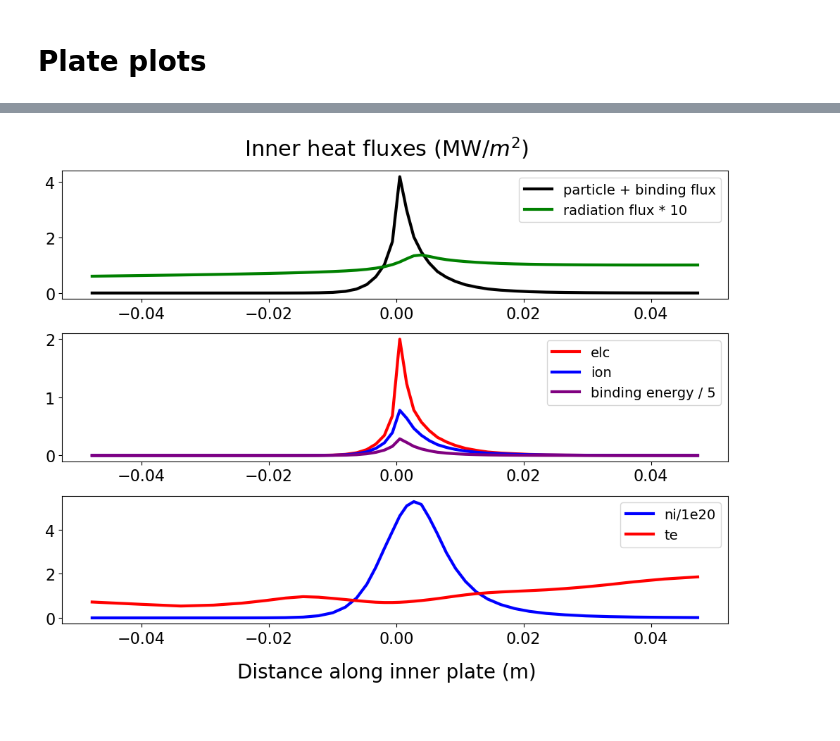
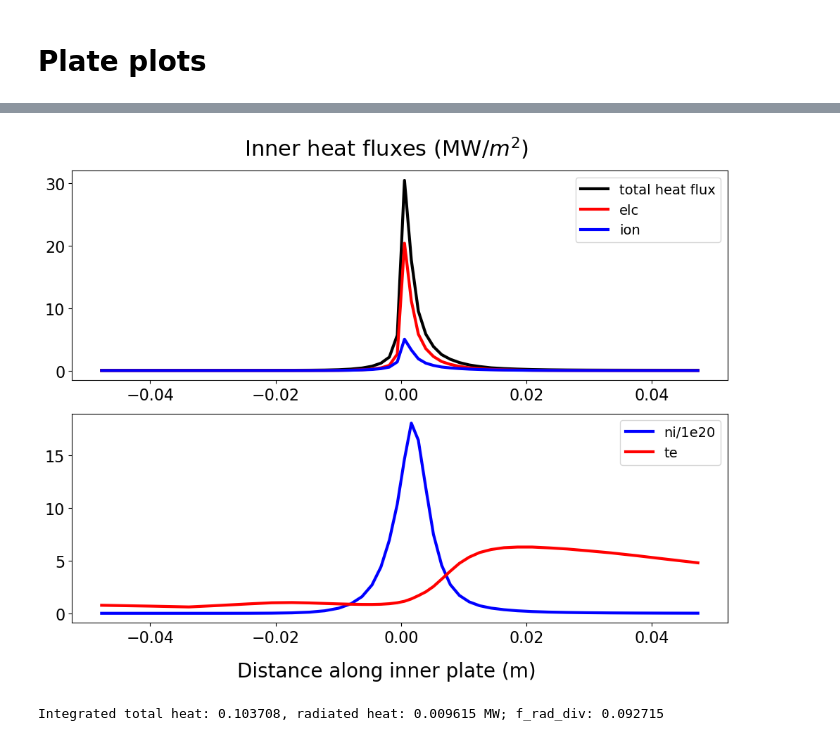
Before and after one commit to KasaiYuki/UETOOLS-Reactor, a Jupyter notebook: jupyter/MANTA_final_baseline/PresentationPlots.ipynb, the cells around one changed output, grey strips where cells are left out. Drawn from its saved outputs; the diff is of its cells as text; code cells hidden in the pictures.

```diff
--- a/jupyter/MANTA_final_baseline/PresentationPlots.ipynb
+++ b/jupyter/MANTA_final_baseline/PresentationPlots.ipynb
@@ -40,35 +75,39 @@ Text(0.5, 0.01, 'Distance along outer plate (m)')
 # %%
 left_index = 2  # Adjust this as needed
 right_index = -7 # Adjust this as needed
 
-fig, axs = plt.subplots(3, figsize=(10,8))
+fig, axs = plt.subplots(2, figsize=(10,8))
 bbb.fqp = 0
 bbb.plateflux()  # Internally calculated fluxes (postprocessing)
 fig.suptitle('Inner heat fluxes (MW/$m^2$)')
 fig.supxlabel('Distance along inner plate (m)', fontsize=20)
 
 # Truncate data between left_index and right_index
 x = com.yylb[left_index:right_index]  # Adjust yylb slicing
-axs[0].plot(com.yylb[left_index:right_index], 1.e-6*(bbb.sdtlb[left_index:right_index]), label='particle + binding flux', color='0')
-axs[0].plot(com.yylb[left_index:right_index], 1.e-6*(bbb.sdrlb[left_index:right_index])*10, label='radiation flux * 10', color='g')
+axs[0].plot(com.yylb[left_index:right_index], 1.e-6*(bbb.sdtlb[left_index:right_index]+bbb.sdrlb[left_index:right_index]), label='total heat flux', color='0')
+# axs[0].plot(com.yylb[left_index:right_index], 1.e-6*(bbb.sdrlb[left_index:right_index])*10, label='radiation flux * 10', color='g')
 # axs[0].plot(com.yyrb[left_index:right_index], 1.e-6*bbb.sdrrb[left_index:right_index]*10, label='tot rad flx*10')
+# axs[0].legend(fontsize=14)
+
+# For the second plot, slice arrays accordingly
+axs[0].plot(x, bbb.sdelb[left_index:right_index]*1e-6, '-r', label='elc')
+axs[0].plot(x, bbb.sdilb[left_index:right_index]*1e-6, '-b', label='ion')
+# axs[1].plot(x, bbb.sbindlb[left_index:right_index,:]*1e-6/5, color='purple', label='binding energy / 5')
 axs[0].legend(fontsize=14)
 
-# For the second plot, slice arrays accordingly
-axs[1].plot(x, bbb.sdelb[left_index:right_index]*1e-6, '-r', label='elc')
-axs[1].plot(x, bbb.sdilb[left_index:right_index]*1e-6, '-b', label='ion')
-axs[1].plot(x, bbb.sbindlb[left_index:right_index,:]*1e-6/5, color='purple', label='binding energy / 5')
+# For the third plot, slice arrays accordingly
+axs[1].plot(x, bbb.ni[com.nx+1,left_index:right_index,0]/1e20, '-b', label='ni/1e20')
+axs[1].plot(x, bbb.te[com.nx+1,left_index:right_index]/bbb.ev, '-r', label='te')
 axs[1].legend(fontsize=14)
-
-# For the third plot, slice arrays accordingly
-axs[2].plot(x, bbb.ni[com.nx+1,left_index:right_index,0]/1e20, '-b', label='ni/1e20')
-axs[2].plot(x, bbb.te[com.nx+1,left_index:right_index]/bbb.ev, '-r', label='te')
-axs[2].legend(fontsize=14)
 
 plt.tight_layout()
 
 # Save and show the plot
 plt.savefig('inner_div_plot.png')
 plt.show()
+rad_heat = simpson(y=(1.e-6*(bbb.sdrlb)).flatten(),x=com.yylb.flatten())
+tot_heat = simpson(y=(1.e-6*(bbb.sdtlb+bbb.sdrlb)).flatten(),x=com.yylb.flatten())
+print(f'Integrated total heat: {tot_heat:3f}, radiated heat: {rad_heat:3f} MW; f_rad_div: {(rad_heat/tot_heat):3f}')
 # %% [output]
-[figure, old version]
+[figure, new version]
+Integrated total heat: 0.103708, radiated heat: 0.009615 MW; f_rad_div: 0.092715
```
Also changed, not shown: parts of 10 cells of this notebook, 8 other files.
